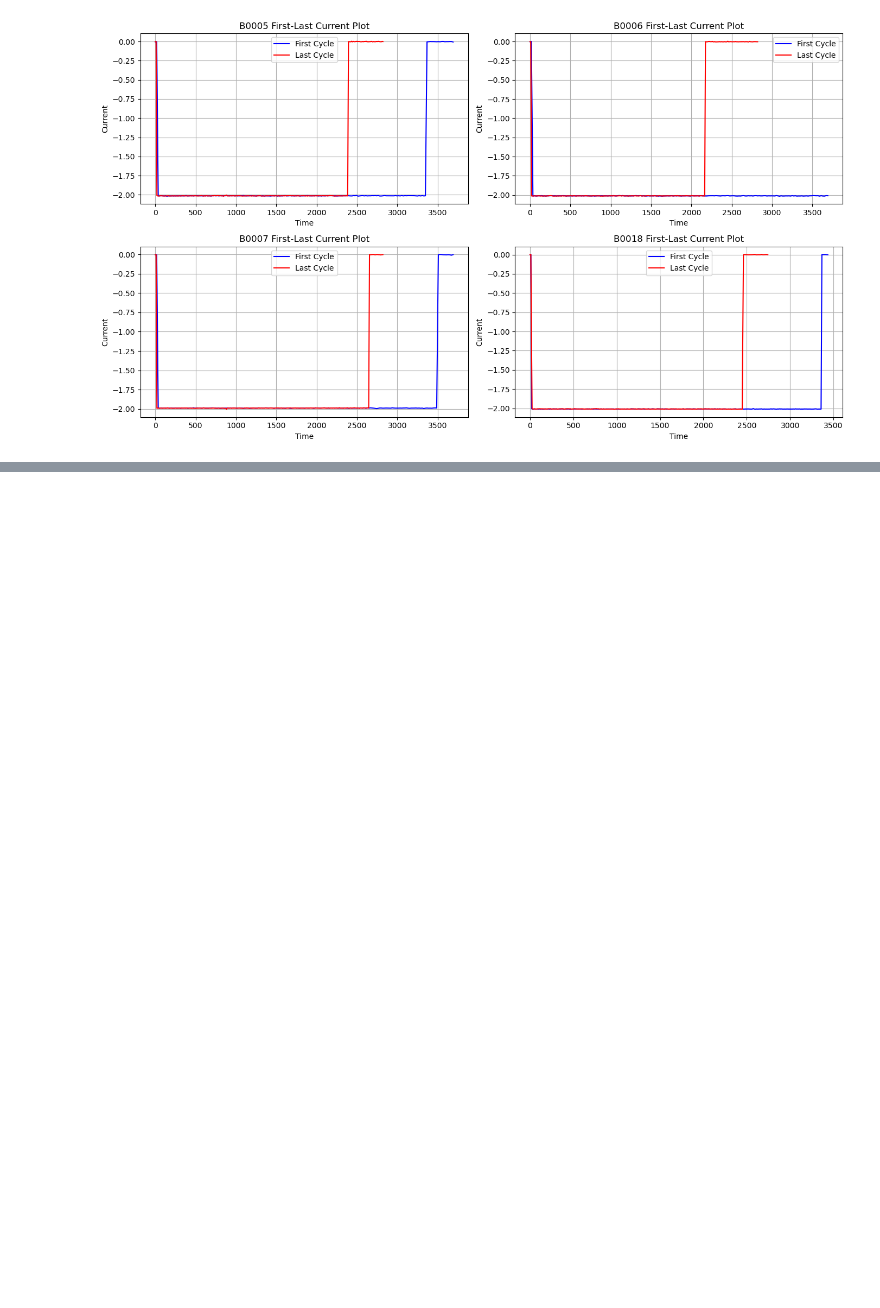
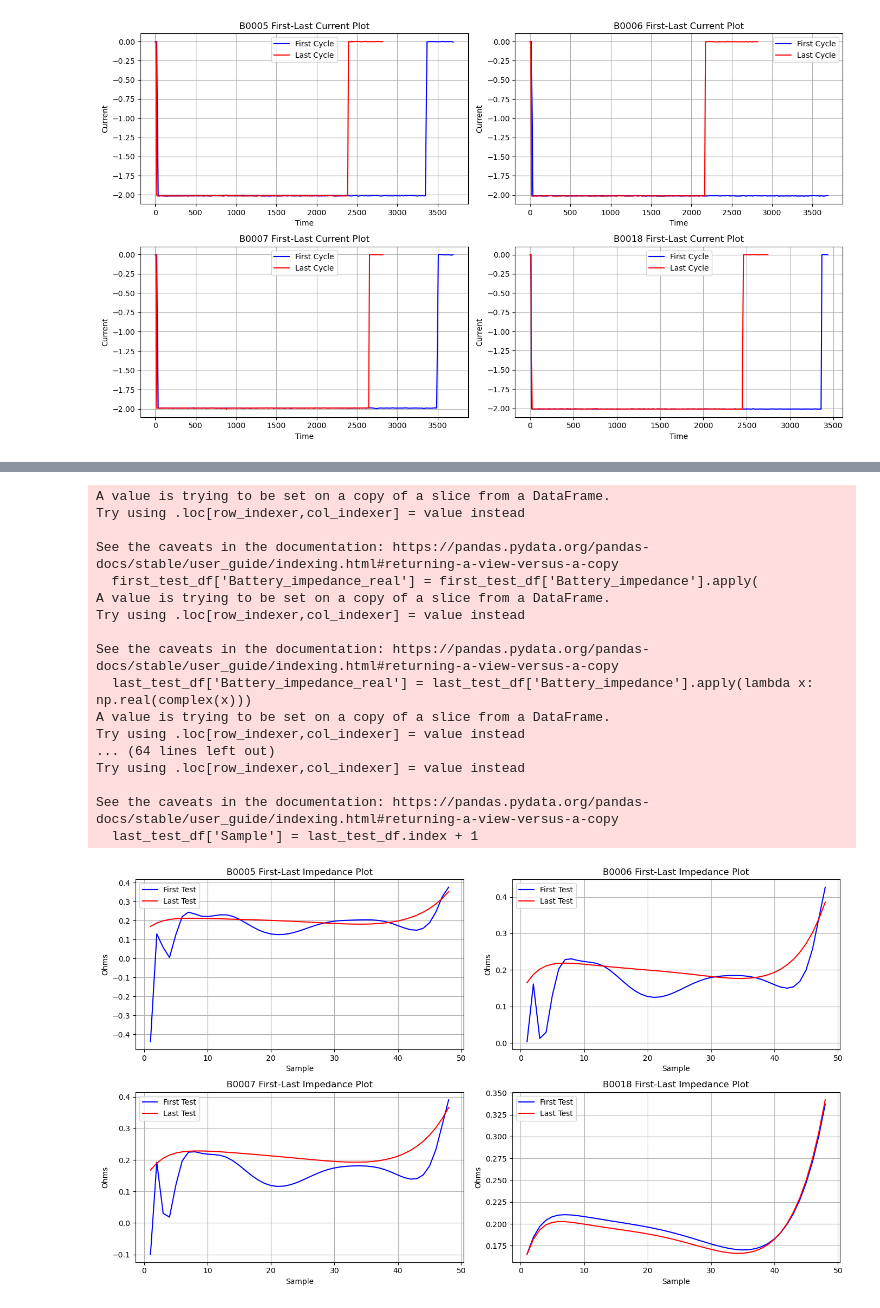
Before and after one commit to RomanShrestha07/CPSC_4830_Group_Project, a Jupyter notebook: Group_Project.ipynb, the cells around one changed output, grey strips where cells are left out. Saved outputs shown, nothing was run; the diff lists cells and outputs as text; code cells hidden in the pictures; blank space fills up the shorter version.

```diff
--- a/Group_Project.ipynb
+++ b/Group_Project.ipynb
@@ -590,0 +622,61 @@ battery_dict['B0018_charge']
+# %%
+def get_first_last_impedance_plot(batteries=['B0005'], tests=(1, 2)):
+    num_batteries = len(batteries)
+    rows = (num_batteries + 1) // 2
+
+    plt.figure(figsize=(14, 4 * rows))
+
+    for idx, battery in enumerate(batteries):
+        battery_df = battery_dict[f'{battery}_impedance']
+        last_test = tests[1]
+
+        if last_test not in battery_df['Test'].values:
+            last_test = battery_df['Test'].max()
+
+        first_test_df = battery_df[battery_df['Test'] == tests[0]]
+        last_test_df = battery_df[battery_df['Test'] == last_test]
+
+        first_test_df['Battery_impedance_real'] = first_test_df['Battery_impedance'].apply(
+            lambda x: np.real(complex(x)))
+        last_test_df['Battery_impedance_real'] = last_test_df['Battery_impedance'].apply(lambda x: np.real(complex(x)))
+
+        first_test_df.reset_index(drop=True, inplace=True)
+        last_test_df.reset_index(drop=True, inplace=True)
+
+        first_test_df['Sample'] = first_test_df.index + 1
+        last_test_df['Sample'] = last_test_df.index + 1
+
+        plt.subplot(rows, 2, idx + 1)
+
+        plt.plot(first_test_df['Sample'], first_test_df['Battery_impedance_real'], 'b', label='First Test')
+        plt.plot(last_test_df['Sample'], last_test_df['Battery_impedance_real'], 'r', label='Last Test')
+
+        plt.title(f'{battery} First-Last Impedance Plot')
+        plt.xlabel('Sample')
+        plt.ylabel('Ohms')
+        plt.legend()
+        plt.grid(True)
+
+    plt.tight_layout()
+    plt.show()
+# %%
+get_first_last_impedance_plot(battery_list, tests=(1, 278))
+# %% [output]
+A value is trying to be set on a copy of a slice from a DataFrame.
+Try using .loc[row_indexer,col_indexer] = value instead
+
+See the caveats in the documentation: https://pandas.pydata.org/pandas-docs/stable/user_guide/indexing.html#returning-a-view-versus-a-copy
+  first_test_df['Battery_impedance_real'] = first_test_df['Battery_impedance'].apply(
+A value is trying to be set on a copy of a slice from a DataFrame.
+Try using .loc[row_indexer,col_indexer] = value instead
+
+See the caveats in the documentation: https://pandas.pydata.org/pandas-docs/stable/user_guide/indexing.html#returning-a-view-versus-a-copy
+  last_test_df['Battery_impedance_real'] = last_test_df['Battery_impedance'].apply(lambda x: np.real(complex(x)))
+A value is trying to be set on a copy of a slice from a DataFrame.
+Try using .loc[row_indexer,col_indexer] = value instead
+... (64 lines left out)
+Try using .loc[row_indexer,col_indexer] = value instead
+
+See the caveats in the documentation: https://pandas.pydata.org/pandas-docs/stable/user_guide/indexing.html#returning-a-view-versus-a-copy
+  last_test_df['Sample'] = last_test_df.index + 1
+[figure, added]
```
Also changed, not shown: parts of 7 cells of this notebook.
